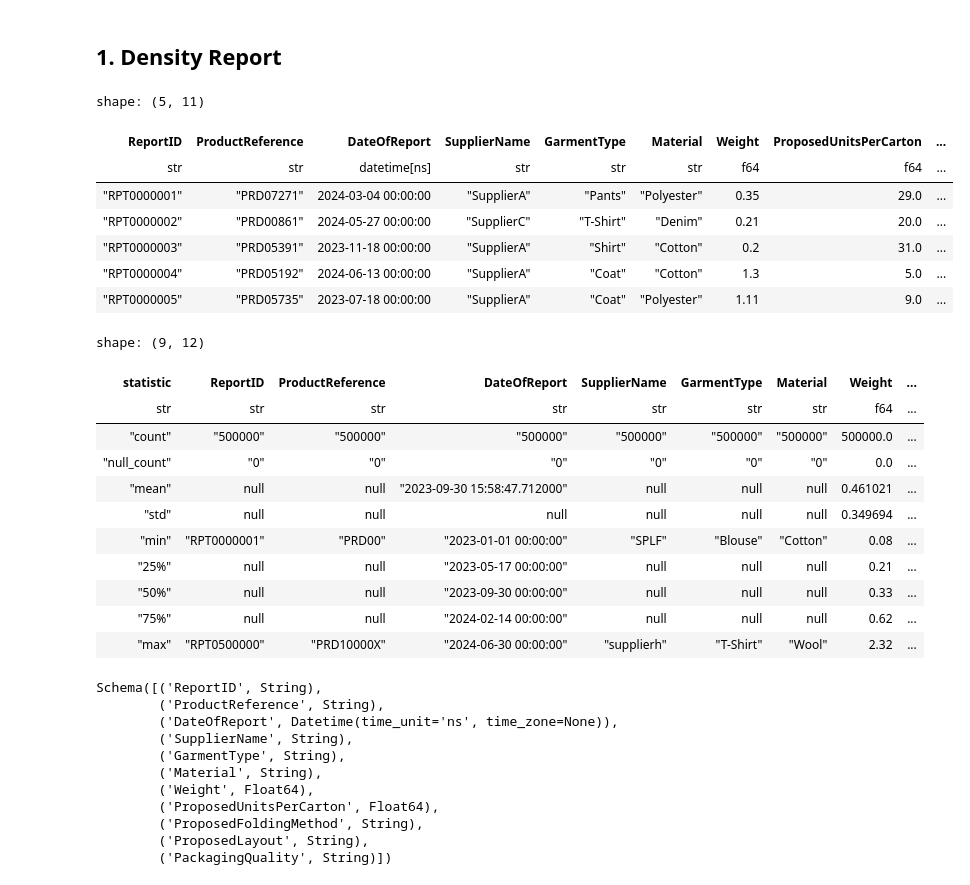
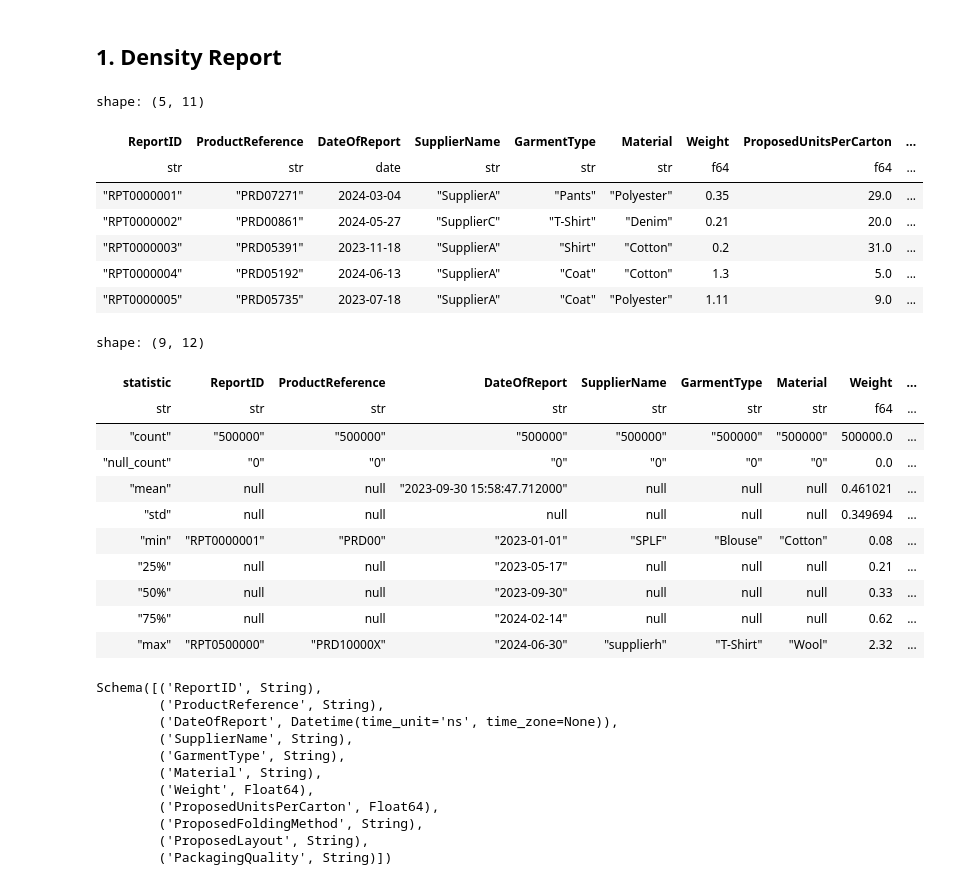
Before and after one commit to uligt/capstone, a Jupyter notebook: notebooks/1. Data cleaning.ipynb, the cells around one changed output. Saved outputs shown, nothing was run; the diff lists cells and outputs as text; code cells hidden in the pictures.

Commit message:
new reading excel function

```diff
--- a/notebooks/1. Data cleaning.ipynb
+++ b/notebooks/1. Data cleaning.ipynb
@@ -22,21 +35,25 @@ EXPORT_SUPPLIER_SCORECARD   = 'supplier_scorecard.csv'
+# %%
+def polars_read_excel(file_name, sheet_name='Sheet1'):
+  return pl.read_excel(source=file_name, sheet_name=sheet_name)
 # %% [markdown]
 ## Execution
 # %% [markdown]
 ## 1. Density Report
 # %%
-# first we will read the file
-df_density_report = pl.from_pandas(pd.read_excel(PATH_DENSITY_REPORT))
+# Read density report file with Polars
+df_density_report = polars_read_excel(PATH_DENSITY_REPORT)
+
 # we will check the first rows of the file
 df_density_report.head()
 # %% [output]
 shape: (5, 11)
 | ReportID | ProductReference | DateOfReport | SupplierName | GarmentType | Material | Weight | ProposedUnitsPerCarton | ... |
-| str | str | datetime[ns] | str | str | str | f64 | f64 | ... |
-| "RPT0000001" | "PRD07271" | 2024-03-04 00:00:00 | "SupplierA" | "Pants" | "Polyester" | 0.35 | 29.0 | ... |
-| "RPT0000002" | "PRD00861" | 2024-05-27 00:00:00 | "SupplierC" | "T-Shirt" | "Denim" | 0.21 | 20.0 | ... |
-| "RPT0000003" | "PRD05391" | 2023-11-18 00:00:00 | "SupplierA" | "Shirt" | "Cotton" | 0.2 | 31.0 | ... |
-| "RPT0000004" | "PRD05192" | 2024-06-13 00:00:00 | "SupplierA" | "Coat" | "Cotton" | 1.3 | 5.0 | ... |
-| "RPT0000005" | "PRD05735" | 2023-07-18 00:00:00 | "SupplierA" | "Coat" | "Polyester" | 1.11 | 9.0 | ... |
+| str | str | date | str | str | str | f64 | f64 | ... |
+| "RPT0000001" | "PRD07271" | 2024-03-04 | "SupplierA" | "Pants" | "Polyester" | 0.35 | 29.0 | ... |
+| "RPT0000002" | "PRD00861" | 2024-05-27 | "SupplierC" | "T-Shirt" | "Denim" | 0.21 | 20.0 | ... |
+| "RPT0000003" | "PRD05391" | 2023-11-18 | "SupplierA" | "Shirt" | "Cotton" | 0.2 | 31.0 | ... |
+| "RPT0000004" | "PRD05192" | 2024-06-13 | "SupplierA" | "Coat" | "Cotton" | 1.3 | 5.0 | ... |
+| "RPT0000005" | "PRD05735" | 2023-07-18 | "SupplierA" | "Coat" | "Polyester" | 1.11 | 9.0 | ... |
 # %%
 df_density_report.describe()
 # %% [output]
@@ -47,11 +64,11 @@ shape: (9, 12)
 | "null_count" | "0" | "0" | "0" | "0" | "0" | "0" | 0.0 | ... |
 | "mean" | null | null | "2023-09-30 15:58:47.712000" | null | null | null | 0.461021 | ... |
 | "std" | null | null | null | null | null | null | 0.349694 | ... |
-| "min" | "RPT0000001" | "PRD00" | "2023-01-01 00:00:00" | "SPLF" | "Blouse" | "Cotton" | 0.08 | ... |
-| "25%" | null | null | "2023-05-17 00:00:00" | null | null | null | 0.21 | ... |
-| "50%" | null | null | "2023-09-30 00:00:00" | null | null | null | 0.33 | ... |
-| "75%" | null | null | "2024-02-14 00:00:00" | null | null | null | 0.62 | ... |
-| "max" | "RPT0500000" | "PRD10000X" | "2024-06-30 00:00:00" | "supplierh" | "T-Shirt" | "Wool" | 2.32 | ... |
+| "min" | "RPT0000001" | "PRD00" | "2023-01-01" | "SPLF" | "Blouse" | "Cotton" | 0.08 | ... |
+| "25%" | null | null | "2023-05-17" | null | null | null | 0.21 | ... |
+| "50%" | null | null | "2023-09-30" | null | null | null | 0.33 | ... |
+| "75%" | null | null | "2024-02-14" | null | null | null | 0.62 | ... |
+| "max" | "RPT0500000" | "PRD10000X" | "2024-06-30" | "supplierh" | "T-Shirt" | "Wool" | 2.32 | ... |
 # %%
 # now we will see the structure of the file
 df_density_report.schema
```
Also changed, not shown: parts of 5 cells of this notebook.
